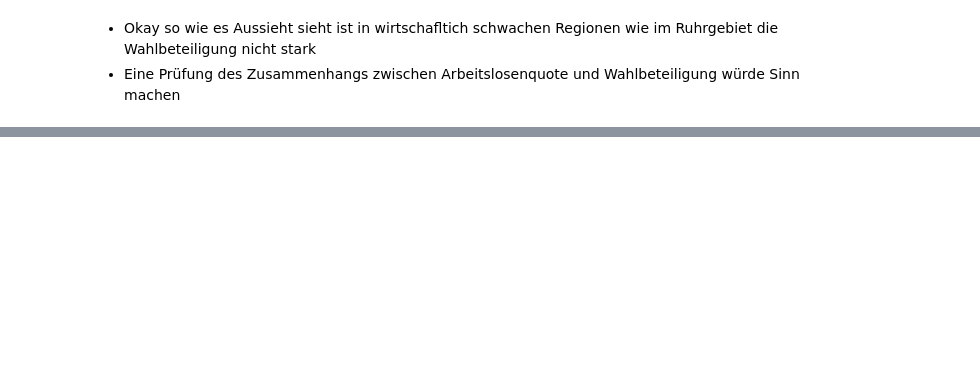
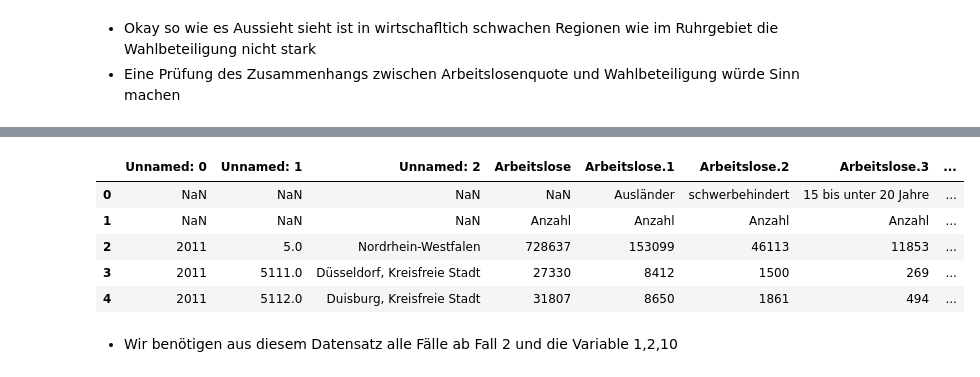
Before and after one commit to xlko/WahlbeteiligungNRW, a Jupyter notebook: WahlbeteiligungNRW.ipynb, the cells around one changed output, grey strips where cells are left out. Cells and saved outputs as stored; diff of their text form; code cells hidden in the pictures; blank space fills up the shorter version.

```diff
--- a/WahlbeteiligungNRW.ipynb
+++ b/WahlbeteiligungNRW.ipynb
@@ -414,0 +422,13 @@ karte
+# %%
+al_quote = pd.read_csv('../NRWArbeitslosenquote2011.csv', sep=',', encoding='utf8')
+# %%
+al_quote.head()
+# %% [output]
+|  | Unnamed: 0 | Unnamed: 1 | Unnamed: 2 | Arbeitslose | Arbeitslose.1 | Arbeitslose.2 | Arbeitslose.3 | ... |
+| 0 | NaN | NaN | NaN | NaN | Ausländer | schwerbehindert | 15 bis unter 20 Jahre | ... |
+| 1 | NaN | NaN | NaN | Anzahl | Anzahl | Anzahl | Anzahl | ... |
+| 2 | 2011 | 5.0 | Nordrhein-Westfalen | 728637 | 153099 | 46113 | 11853 | ... |
+| 3 | 2011 | 5111.0 | Düsseldorf, Kreisfreie Stadt | 27330 | 8412 | 1500 | 269 | ... |
+| 4 | 2011 | 5112.0 | Duisburg, Kreisfreie Stadt | 31807 | 8650 | 1861 | 494 | ... |
+# %% [markdown]
+- Wir benötigen aus diesem Datensatz alle Fälle ab Fall 2 und die Variable 1,2,10
```
Also changed, not shown: parts of 16 cells of this notebook, 2 other files.
